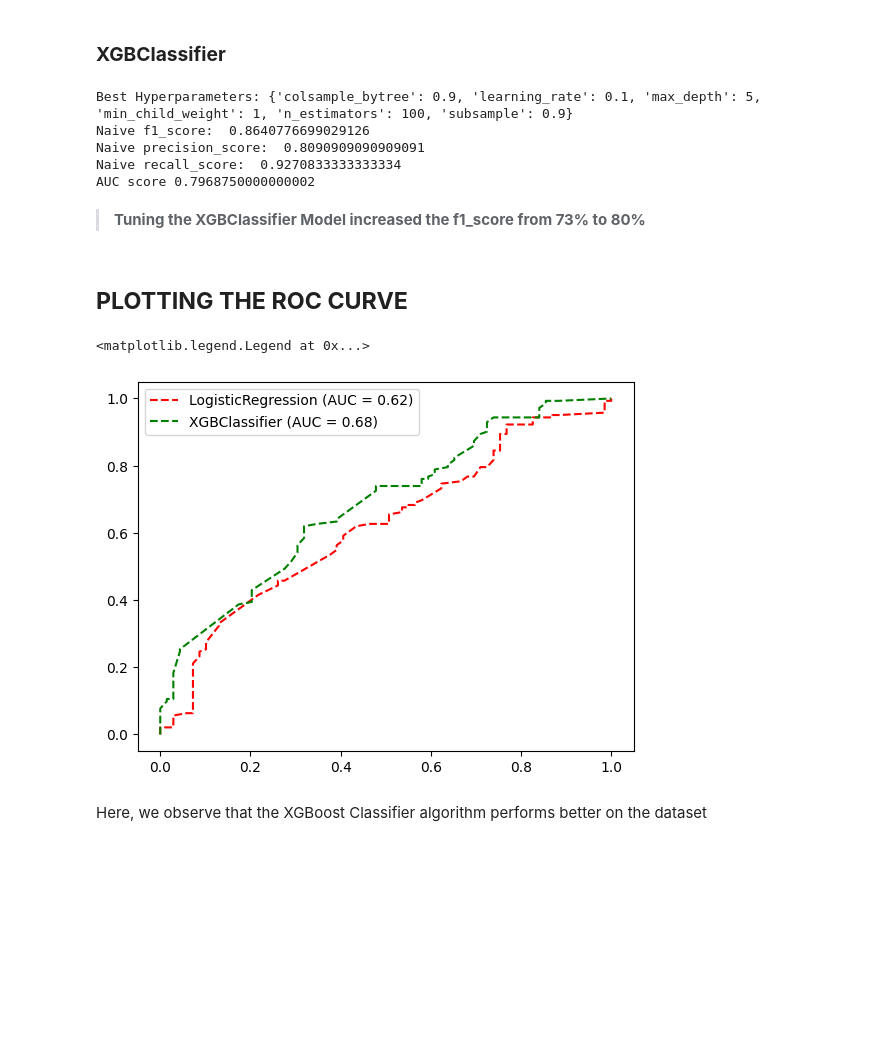
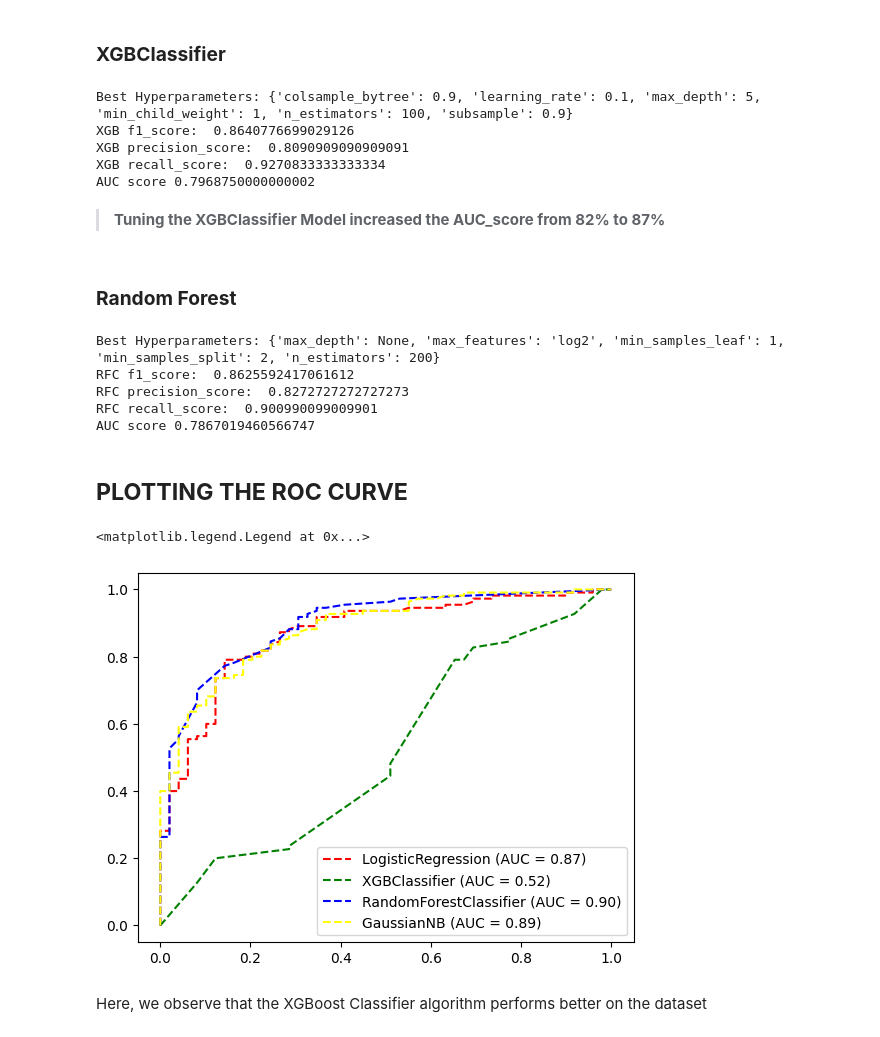
Before and after one commit to ChibuikeOnuba/AUTISM-DIAGNOSIS-PREDICTION-IN-TODDLERS, a Jupyter notebook: model.ipynb, the cells around one changed output. Cells and saved outputs as stored; diff of their text form; code cells hidden in the pictures; blank space fills up the shorter version.

Commit message:
model commit

```diff
--- a/model.ipynb
+++ b/model.ipynb
@@ -358,9 +364,9 @@ x_test_scaled = scaler.transform(x_test)
 # %%
 logreg = LogisticRegression()
 
-logreg.fit(x_train_scaled, sampled_y) #fitting the train data into the model
+logreg.fit(x_train, y_train) #fitting the train data into the model
 
-pred = logreg.predict(x_test_scaled)
+pred = logreg.predict(x_test)
 
 print('Logistic f1_score: ', metrics.f1_score(pred, y_test))
 print('Logistic precision_score: ', metrics.precision_score(pred, y_test))
@@ -437,5 +442,5 @@ from sklearn.model_selection import GridSearchCV
 # %%
-logreg = LogisticRegression()
+logeg = LogisticRegression()
 
 param_grid = {
     'penalty': ['l1', 'l2'],
@@ -497,33 +502,76 @@ print("Best Hyperparameters:", grid_search.best_params_)
 y_pred = grid_search.predict(x_test_scaled)
 
 # Evaluate the model
-print('Naive f1_score: ', metrics.f1_score(y_pred, y_test))
-print('Naive precision_score: ', metrics.precision_score(y_pred, y_test))
-print('Naive recall_score: ', metrics.recall_score(y_pred, y_test))
+print('XGB f1_score: ', metrics.f1_score(y_pred, y_test))
+print('XGB precision_score: ', metrics.precision_score(y_pred, y_test))
+print('XGB recall_score: ', metrics.recall_score(y_pred, y_test))
 print('AUC score', metrics.roc_auc_score(y_pred, y_test))
 # %% [output]
 Best Hyperparameters: {'colsample_bytree': 0.9, 'learning_rate': 0.1, 'max_depth': 5, 'min_child_weight': 1, 'n_estimators': 100, 'subsample': 0.9}
-Naive f1_score:  0.8640776699029126
-Naive precision_score:  0.8090909090909091
-Naive recall_score:  0.9270833333333334
+XGB f1_score:  0.8640776699029126
+XGB precision_score:  0.8090909090909091
+XGB recall_score:  0.9270833333333334
 AUC score 0.7968750000000002
 # %% [markdown]
-> **Tuning the XGBClassifier Model increased the f1_score from 73% to 80%**
+> **Tuning the XGBClassifier Model increased the AUC_score from 82% to 87%**
+# %% [markdown]
+### **Random Forest**
+# %%
+rf_model = RandomForestClassifier()
+
+# Define the hyperparameter grid to search
+param_grid = {
+    'n_estimators': [50, 100, 200, 300],
+    'max_features': ['auto', 'sqrt', 'log2'],
+    'max_depth': [None, 10, 20, 30],
+    'min_samples_split': [2, 5, 10],
+    'min_samples_leaf': [1, 2, 4]
+}
+
+# Create a RandomizedSearchCV object
+grid_search = GridSearchCV(
+    rf_model,
+    param_grid=param_grid,
+    scoring='accuracy',
+    cv=5,
+    n_jobs=-1
+)
+
+grid_search.fit(x_train_scaled, sampled_y)
+
+# Get the best hyperparameters found by RandomizedSearchCV
+best_params = grid_search.best_params_
+print("Best Hyperparameters:", best_params)
+
+# Use the best model to make predictions on the test set
+y_pred = grid_search.predict(x_test_scaled)
+
+# Evaluate the performance of the model
+print('RFC f1_score: ', metrics.f1_score(y_pred, y_test))
+print('RFC precision_score: ', metrics.precision_score(y_pred, y_test))
+print('RFC recall_score: ', metrics.recall_score(y_pred, y_test))
+print('AUC score', metrics.roc_auc_score(y_pred, y_test))
+# %% [output]
+Best Hyperparameters: {'max_depth': None, 'max_features': 'log2', 'min_samples_leaf': 1, 'min_samples_split': 2, 'n_estimators': 200}
+RFC f1_score:  0.8625592417061612
+RFC precision_score:  0.8272727272727273
+RFC recall_score:  0.900990099009901
+AUC score 0.7867019460566747
 # %% [markdown]
 ## **PLOTTING THE ROC CURVE**
 # %%
-pred_models = [best_logreg, best_xgb]
-colors = ['red', 'green']
+pred_models = [logreg, xgb, rfc, nb_classifier]
+colors = ['red', 'green', 'blue', 'yellow']
 
 for model, color in zip(pred_models, colors):
     y_prob = model.predict_proba(x_test)[:, 1]
     fpr, tpr, _ = metrics.roc_curve(y_test, y_prob)
     roc_auc = metrics.auc(fpr, tpr)
     plt.plot(fpr, tpr, label=f'{type(model).__name__} (AUC = {roc_auc:.2f})', linestyle='--', color=color)
 
 plt.legend()
 # %% [output]
 <matplotlib.legend.Legend at 0x...>
-[figure, old version]
+[figure, new version]
 # %% [markdown]
 Here, we observe that the XGBoost Classifier algorithm performs better on the dataset
```
Also changed, not shown: parts of 8 cells of this notebook.
